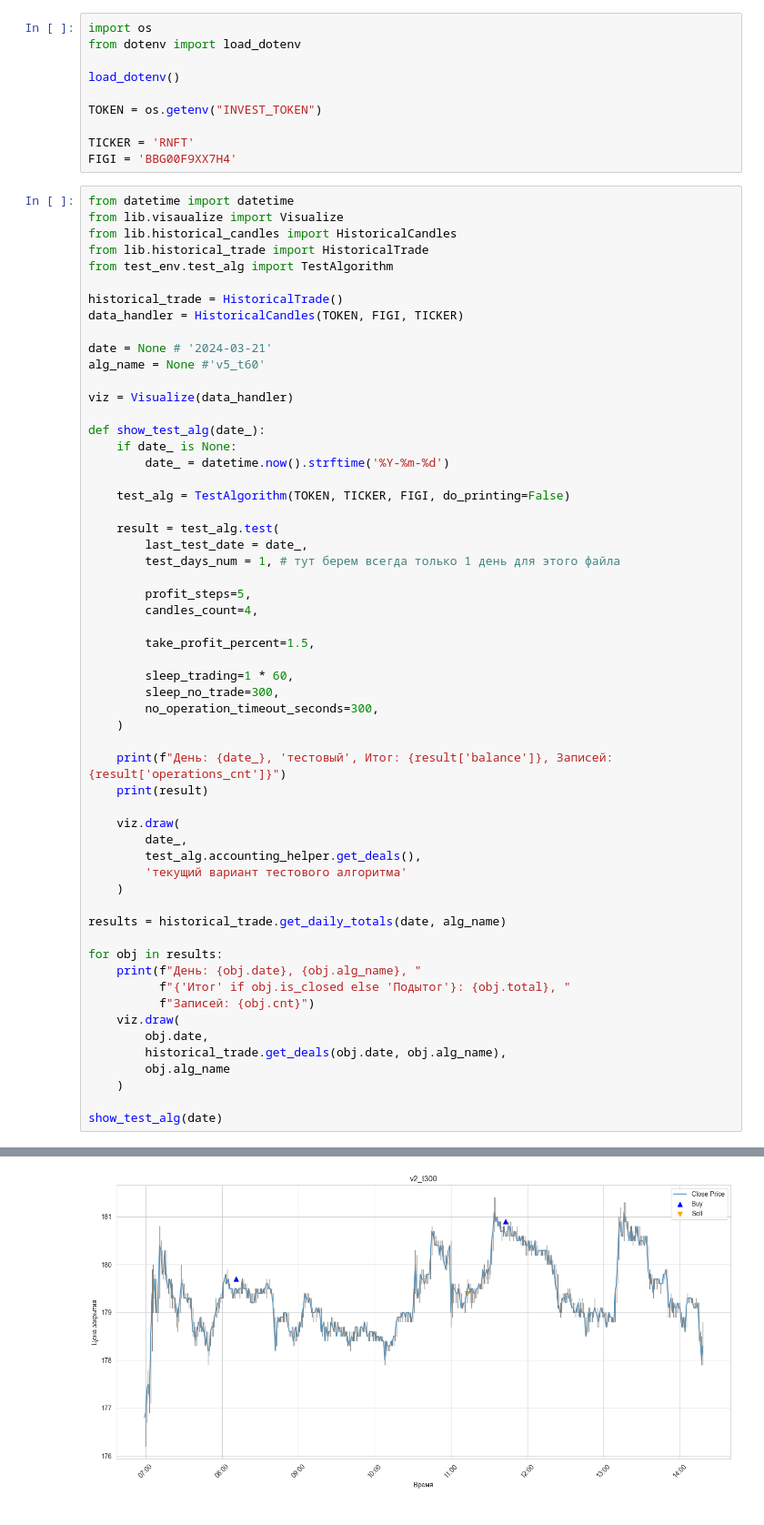
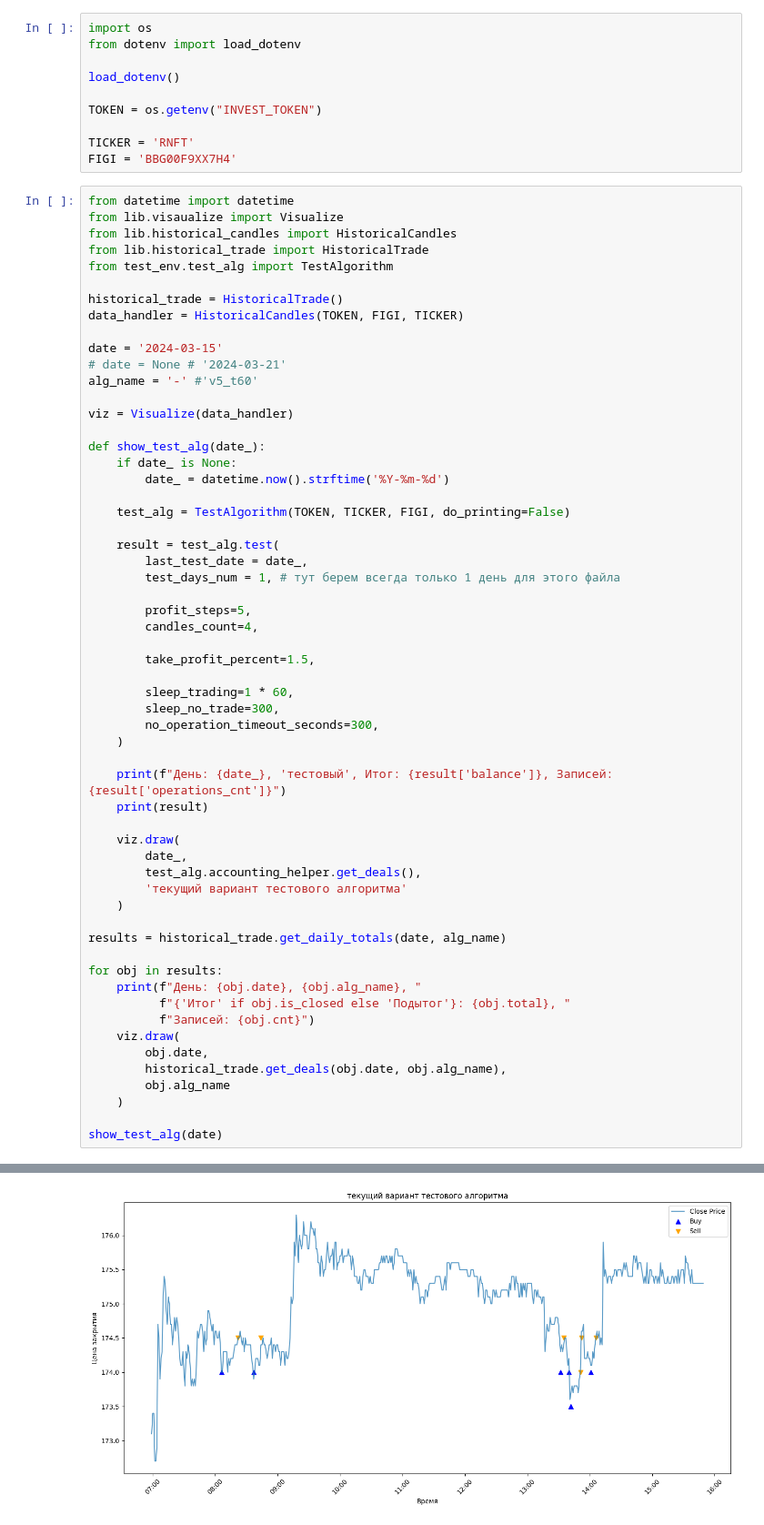
Before and after one commit to sapozhkov/fin, a Jupyter notebook: visualise_trading.ipynb, the cells around one changed output, grey strips where cells are left out. Shown at 91% size. Saved outputs shown, nothing was run; the diff lists cells and outputs as text.

```diff
--- a/visualise_trading.ipynb
+++ b/visualise_trading.ipynb
@@ -25,8 +25,9 @@ from test_env.test_alg import TestAlgorithm
 historical_trade = HistoricalTrade()
 data_handler = HistoricalCandles(TOKEN, FIGI, TICKER)
 
-date = None # '2024-03-21'
-alg_name = None #'v5_t60'
+date = '2024-03-15'
+# date = None # '2024-03-21'
+alg_name = '-' #'v5_t60'
 
 viz = Visualize(data_handler)
 
@@ -77 +79 @@ show_test_alg(date)
-[figure, old version]
+[figure, new version]
```
Also changed, not shown: parts of 1 cell of this notebook, 8 other files.
